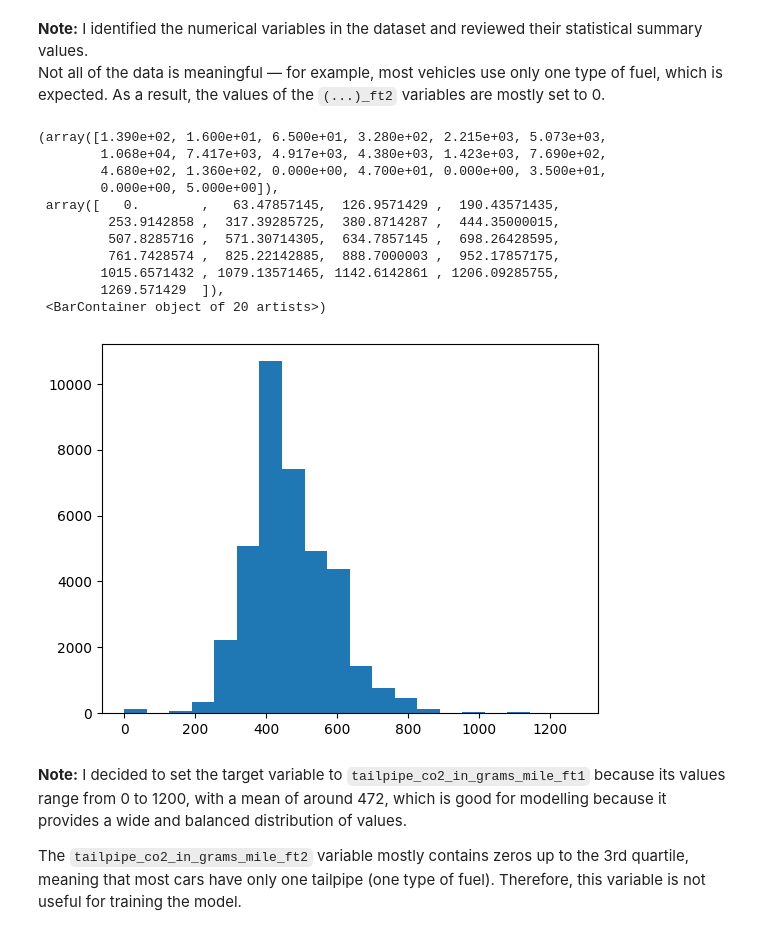
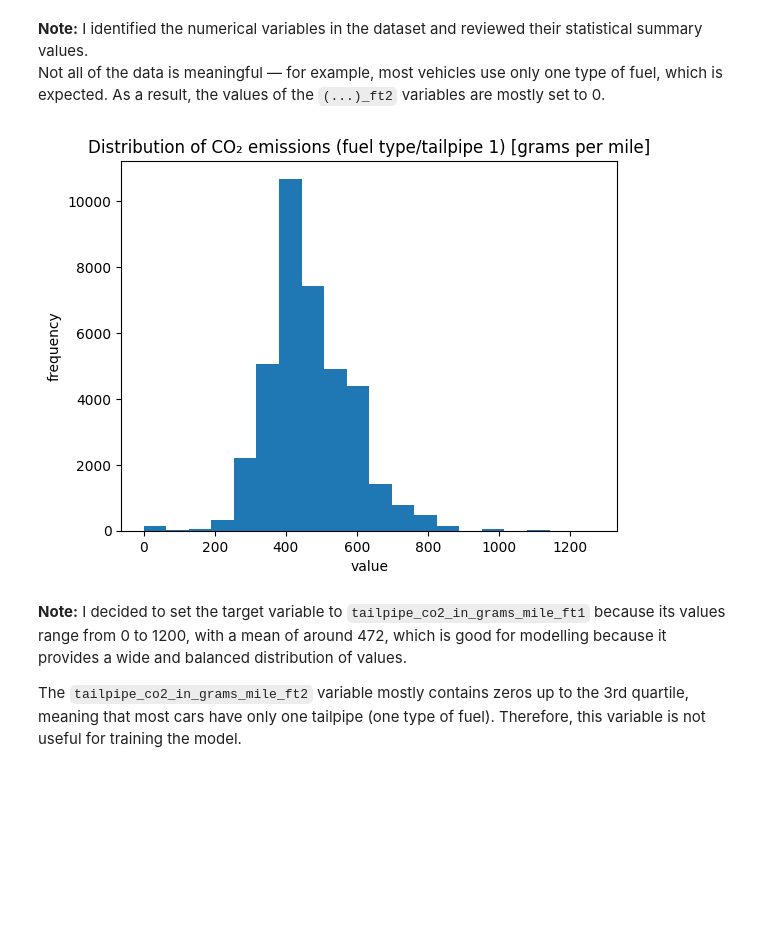
Before and after one commit to poladudek/introduction-to-data-science, a Jupyter notebook: Assignment_advanced_Regression_PolaDudek.ipynb, the cells around one changed output. Drawn from its saved outputs; the diff is of its cells as text; code cells hidden in the pictures; blank space fills up the shorter version.

```diff
--- a/Assignment_advanced_Regression_PolaDudek.ipynb
+++ b/Assignment_advanced_Regression_PolaDudek.ipynb
@@ -108,21 +108,14 @@ fuel_df[numerical_columns].describe()
 # %% [markdown]
 **Note:** I identified the numerical variables in the dataset and reviewed their statistical summary values.
 Not all of the data is meaningful — for example, most vehicles use only one type of fuel, which is expected. As a result, the values of the `(...)_ft2` variables are mostly set to 0.
-# %%
-plt.hist(fuel_df['tailpipe_co2_in_grams_mile_ft1'], bins=20)
-# %% [output]
-(array([1.390e+02, 1.600e+01, 6.500e+01, 3.280e+02, 2.215e+03, 5.073e+03,
-        1.068e+04, 7.417e+03, 4.917e+03, 4.380e+03, 1.423e+03, 7.690e+02,
-        4.680e+02, 1.360e+02, 0.000e+00, 4.700e+01, 0.000e+00, 3.500e+01,
-        0.000e+00, 5.000e+00]),
- array([   0.        ,   63.47857145,  126.9571429 ,  190.43571435,
-         253.9142858 ,  317.39285725,  380.8714287 ,  444.35000015,
-         507.8285716 ,  571.30714305,  634.7857145 ,  698.26428595,
-         761.7428574 ,  825.22142885,  888.7000003 ,  952.17857175,
-        1015.6571432 , 1079.13571465, 1142.6142861 , 1206.09285755,
-        1269.571429  ]),
- <BarContainer object of 20 artists>)
-[figure, removed]
+# %%
+plt.hist(fuel_df['tailpipe_co2_in_grams_mile_ft1'], bins=20)
+plt.title("Distribution of CO₂ emissions (fuel type/tailpipe 1) [grams per mile]")
+plt.xlabel("value")
+plt.ylabel("frequency")
+plt.show()
+# %% [output]
+[figure, added]
 # %% [markdown]
 **Note:** I decided to set the target variable to `tailpipe_co2_in_grams_mile_ft1` because its values range from 0 to 1200, with a mean of around 472, which is good for modelling because it provides a wide and balanced distribution of values.
 
```
Also changed, not shown: parts of 2 cells of this notebook.
